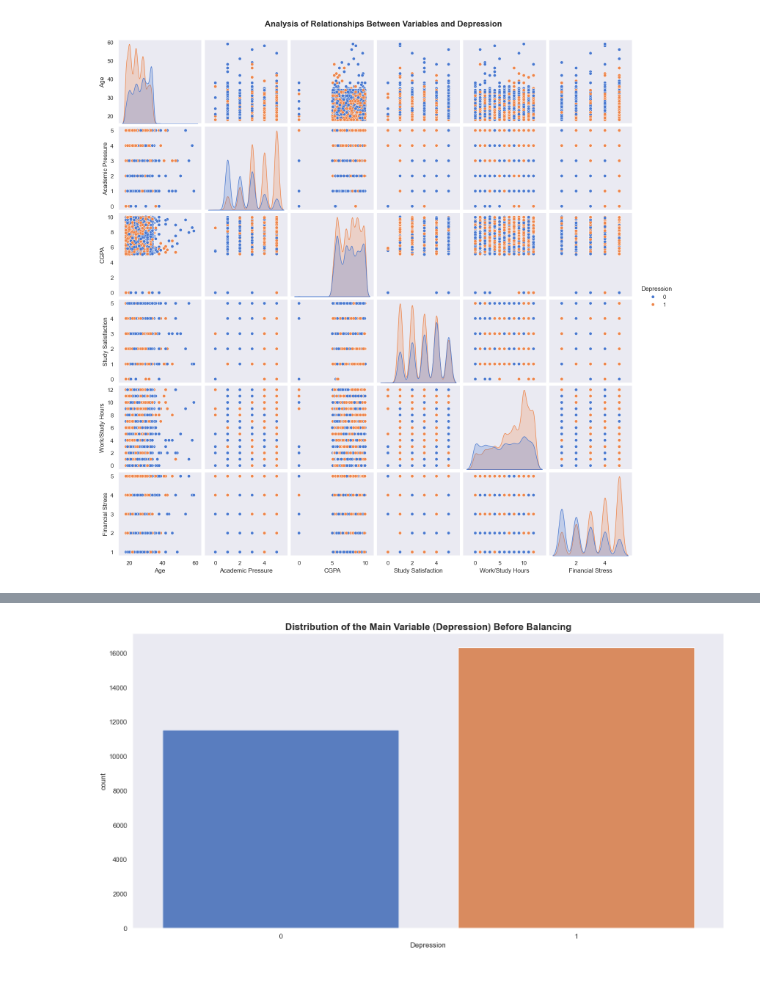
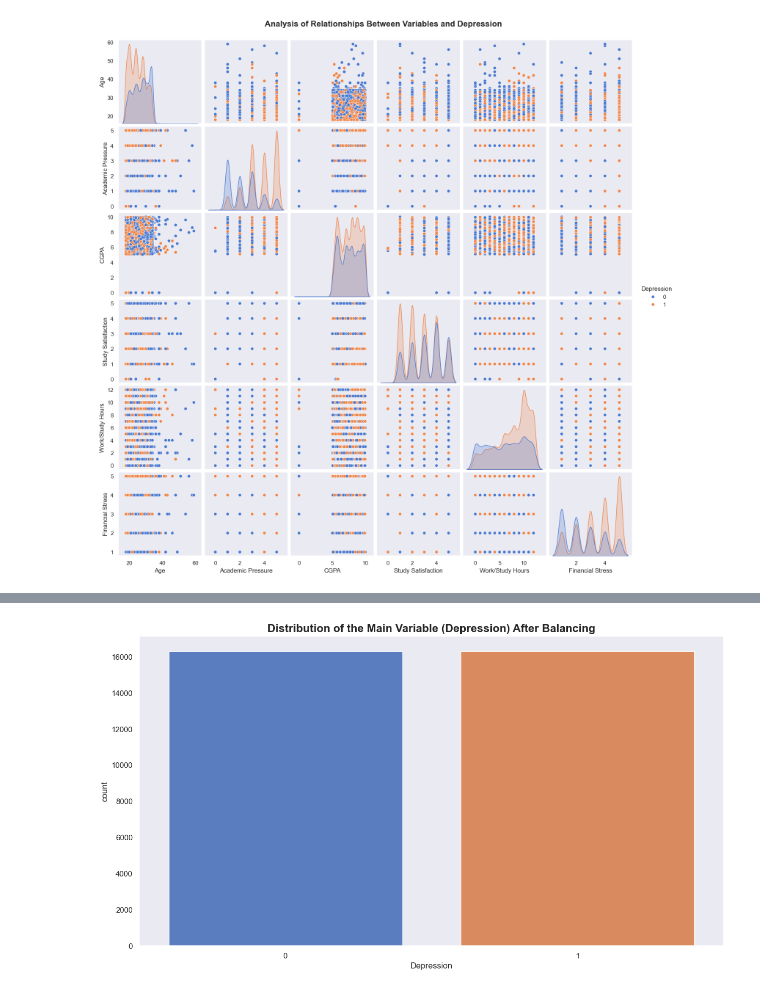
Before and after one commit to JoaoHeslin/Predicting-Depression-in-Student, a Jupyter notebook: relatorio.ipynb, the cells around one changed output, grey strips where cells are left out. Cells and saved outputs as stored; diff of their text form; code cells hidden in the pictures.

```diff
--- a/relatorio.ipynb
+++ b/relatorio.ipynb
@@ -151,7 +185,7 @@ Financial Stress
 2.0    5061
 Name: count, dtype: int64
 # %%
-df = df.drop(columns=["id"], axis=1)
+df.drop(columns=["id"], axis=1, inplace=True)
 # %%
 group = df.groupby("City")["Depression"].count().reset_index()
 
@@ -162,22 +196,3 @@ df = df[df["City"].isin(valid_cities)]
 df.shape
 # %% [output]
 (27872, 17)
-# %%
-numerics = df.select_dtypes(include="number").drop(columns=["Depression"], axis=1)
-
-fig, ax = plt.subplots(3,3,figsize=(15,10))
-ax = ax.flatten()
-
-for i, col in enumerate(numerics):
-    sns.boxplot(df, y=col, ax=ax[i], showmeans=True)
-    ax[i].set_title(f'Boxplot of {col}', fontsize=12, fontweight='bold')
-    ax[i].set_xlabel("")
-    ax[i].set_ylabel('Amount', fontsize=10)
-    ax[i].grid(False)
-
-for j in range(len(numerics.columns), len(ax)):
-    fig.delaxes(ax[j])
-
-plt.suptitle("Boxplot of numerical variables", fontsize=18, fontweight="bold")
-plt.tight_layout()
-plt.show()
@@ -559,0 +586,8 @@ plt.show()
+# %%
+label_encoder = df.select_dtypes(include='object').columns
+le = LabelEncoder()
+
+for i in label_encoder:
+    df[i] = le.fit_transform(df[i])
+
+df.head()
@@ -560,10 +612,18 @@ plt.show()
 # %%
 from imblearn.over_sampling import SMOTE
+# %%
+smote = SMOTE()
+
+x = df.drop(columns=["Depression"],axis=1)
+y = df["Depression"]
+
+X_resampled, y_resampled = smote.fit_resample(x,y)
+
+df_resampled = pd.concat([X_resampled, y_resampled], axis=1)
 # %%
-fig, ax = plt.subplots(figsize=(15,8))
-sns.countplot(data=df, x="Depression", palette="muted")
-ax.set_title("Distribution of the Main Variable (Depression) Before Balancing", fontsize=16,fontweight="bold")
-plt.tight_layout()
+plt.subplots(figsize=(15,8))
+sns.countplot(data=df_resampled, x="Depression",palette="muted")
+plt.title("Distribution of the Main Variable (Depression) After Balancing", fontsize=16, fontweight="bold")
 plt.show()
 # %% [output]
-[figure, old version]
+[figure, new version]
```
Also changed, not shown: parts of 70 cells of this notebook.
